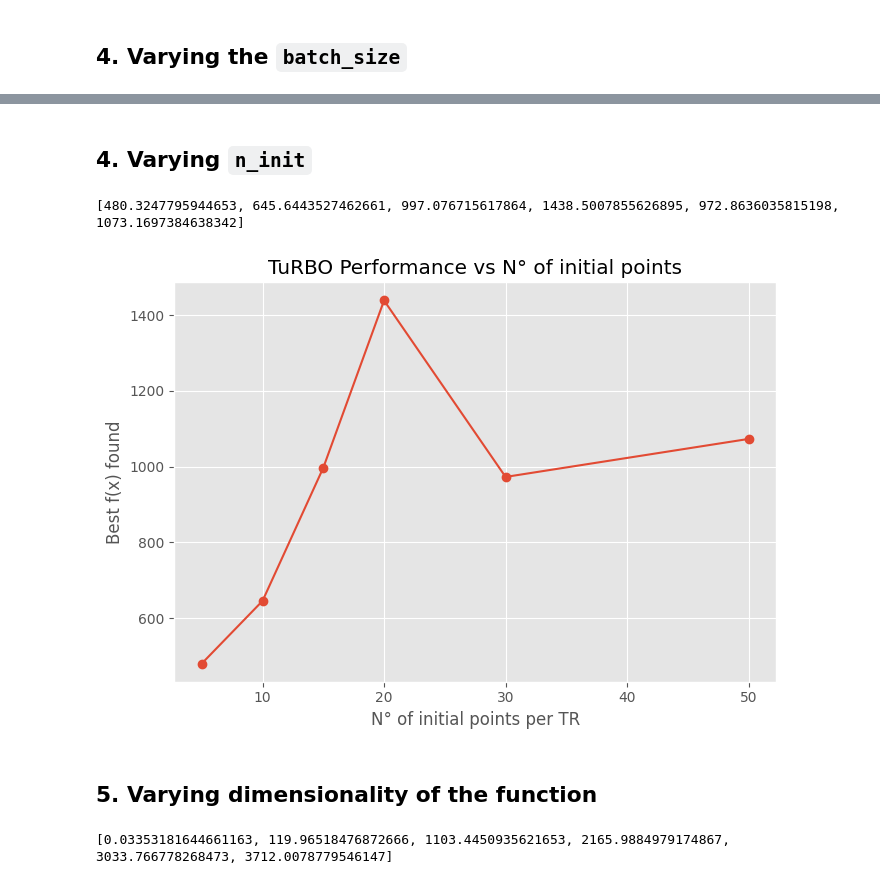
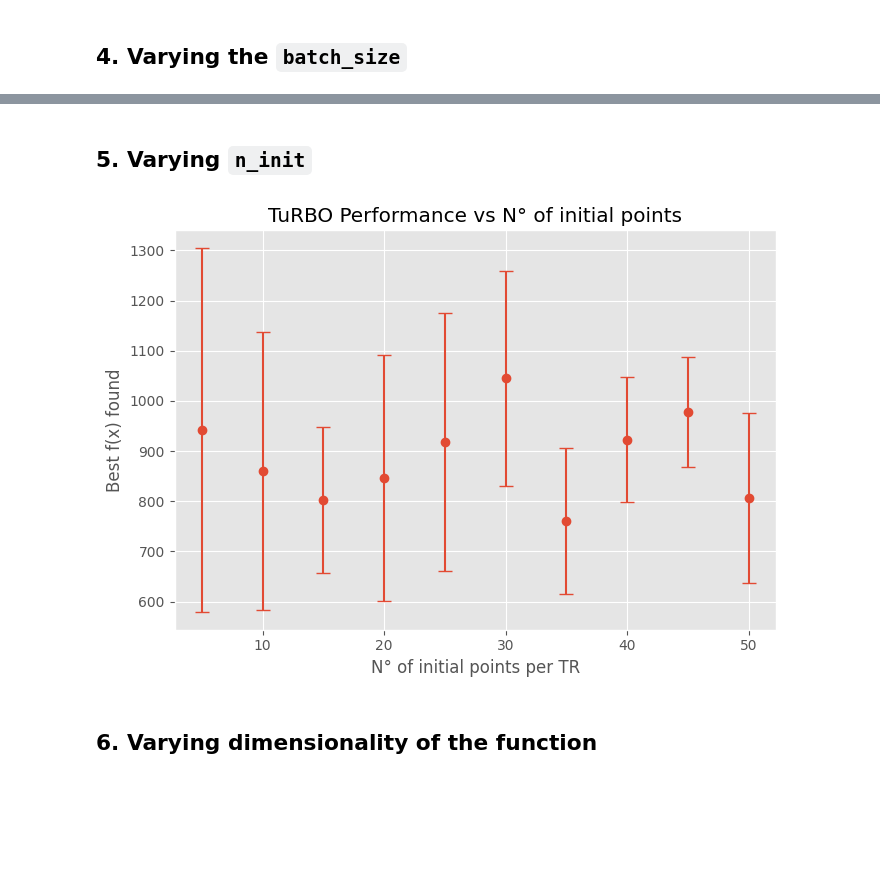
Before and after one commit to jonatas727/TuRBO-Study, a Jupyter notebook: Sensivity study/Schwefel Function.ipynb, the cells around one changed output, grey strips where cells are left out. Drawn from its saved outputs; the diff is of its cells as text; code cells hidden in the pictures; blank space fills up the shorter version.

```diff
--- a/Sensivity study/Schwefel Function.ipynb
+++ b/Sensivity study/Schwefel Function.ipynb
@@ -79,0 +84,2 @@ f = Schwefel(10)
+# %%
+n_times = 5
@@ -80,2 +88,4 @@ f = Schwefel(10)
+# %%
+max_evals_desired = 500
 # %% [markdown]
 ## 3. Varying `n_trust_regions`
@@ -87,3 +92,8 @@ results_NTR = {
+# %%
+n_trust_regions_list = [1, 2, 3, 4, 8, 12, 16, 22, 26]
+n_trust_regions_list.sort() # guarantees that values are in crescent order
+
+results_NTR = {NTR: [] for NTR in n_trust_regions_list}
 # %% [markdown]
 ### 3.1 One trust region (Turbo1)
 # %%
@@ -233,2 +265,2 @@ plt.show()
 # %% [markdown]
-## 4. Varying `n_init`
+## 5. Varying `n_init`
@@ -273,20 +306,32 @@ minimum_fX_NI = [results_NI["TurboM"][n]["minimum_fX"] for n in results_NI["Turb
-# %%
-print(minimum_fX_NI)
-# %% [output]
-[480.3247795944653, 645.6443527462661, 997.076715617864, 1438.5007855626895, 972.8636035815198, 1073.1697384638342]
+# %%
+# Creates dictonaries that relates mean and std to each corresponding n_init value
+mean_NI = {NI: np.mean(results_NI[NI]) for NI in n_init_list}
+std_NI  = {NI: np.std(results_NI[NI])  for NI in n_init_list}
+
+# Puts that values into lists
+mean_values_NI = [mean_NI[NI] for NI in n_init_list]
+std_values_NI = [std_NI[NI] for NI in n_init_list]
 # %%
 plt.style.use("ggplot")
 
 fig = plt.figure(figsize=(7, 5))
-plt.plot(n_init_list, minimum_fX_NI, marker = 'o')
+
+plt.errorbar(
+    n_init_list,
+    mean_values_NI,
+    yerr = std_values_NI,
+    fmt = 'o',
+    capsize = 5
+)
+
 plt.xlabel("N° of initial points per TR")
 plt.ylabel("Best f(x) found")
 plt.title("TuRBO Performance vs N° of initial points")
 
 plt.grid(True)
 plt.tight_layout()
 plt.show()
 # %% [output]
-[figure, old version]
+[figure, new version]
 # %% [markdown]
-## 5. Varying dimensionality of the function
+## 6. Varying dimensionality of the function
@@ -333,4 +377,0 @@ minimum_fX_Dim = [results_Dim["TurboM"][n]["minimum_fX"] for n in results_Dim["T
-# %%
-print(minimum_fX_Dim)
-# %% [output]
-[0.03353181644661163, 119.96518476872666, 1103.4450935621653, 2165.9884979174867, 3033.766778268473, 3712.0078779546147]
```
Also changed, not shown: parts of 24 cells of this notebook, 23 other files.
